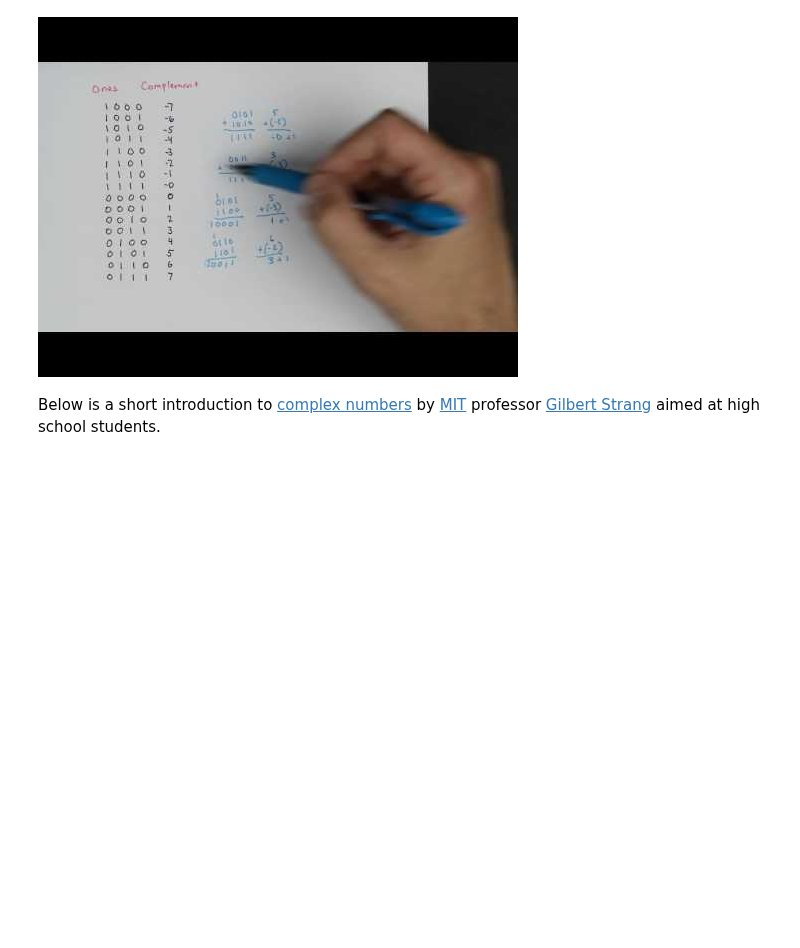
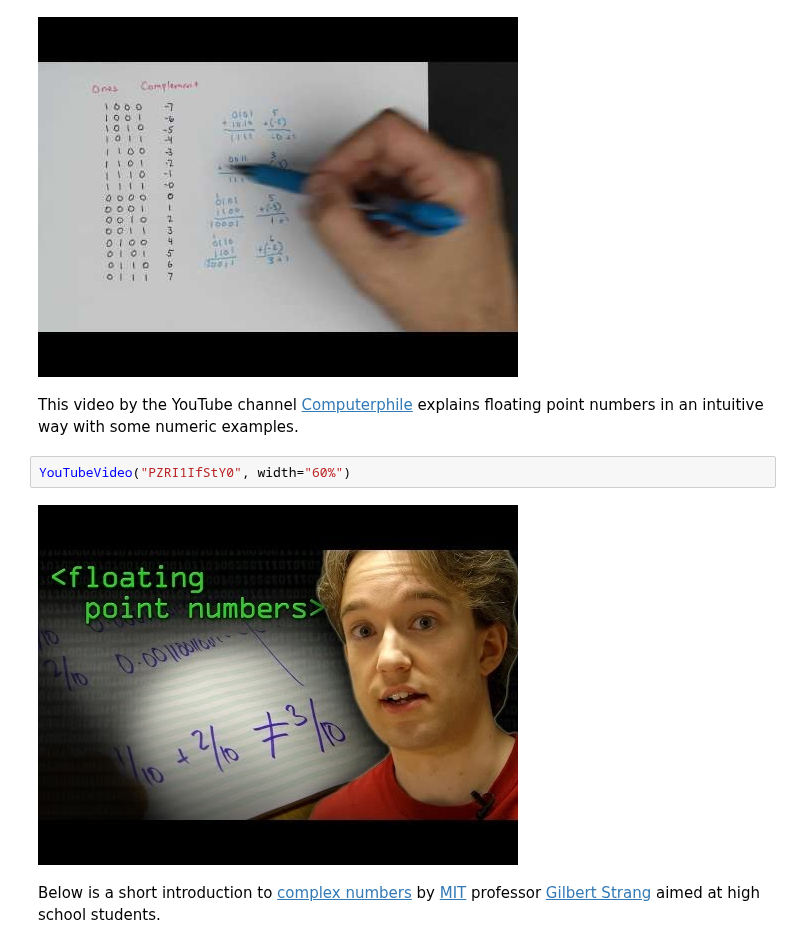
Before and after one commit to webartifex/intro-to-python, a Jupyter notebook: 05_numbers_00_lecture.ipynb, the cells around one changed output. Saved outputs shown, nothing was run; the diff lists cells and outputs as text; blank space fills up the shorter version.

```diff
--- a/05_numbers_00_lecture.ipynb
+++ b/05_numbers_00_lecture.ipynb
@@ -1507,6 +1551,12 @@ The video below explains the idea behind [Two's Complement](https://en.wikipedia
 YouTubeVideo("4qH4unVtJkE", width="60%")
 # %% [output]
 [figure]
+# %% [markdown]
+This video by the YouTube channel [Computerphile](https://www.youtube.com/channel/UC9-y-6csu5WGm29I7JiwpnA) explains floating point numbers in an intuitive way with some numeric examples.
+# %%
+YouTubeVideo("PZRI1IfStY0", width="60%")
+# %% [output]
+[figure, added]
 # %% [markdown]
 Below is a short introduction to [complex numbers](https://en.wikipedia.org/wiki/Complex_number) by [MIT](https://www.mit.edu) professor [Gilbert Strang](https://en.wikipedia.org/wiki/Gilbert_Strang) aimed at high school students.
 # %%
```
Also changed, not shown: parts of 25 cells of this notebook, 2 other files.
